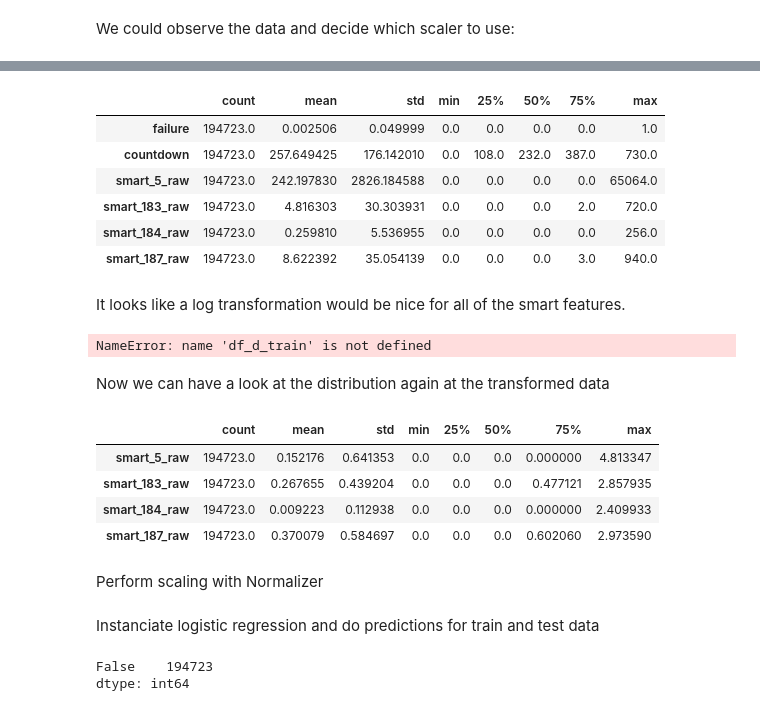
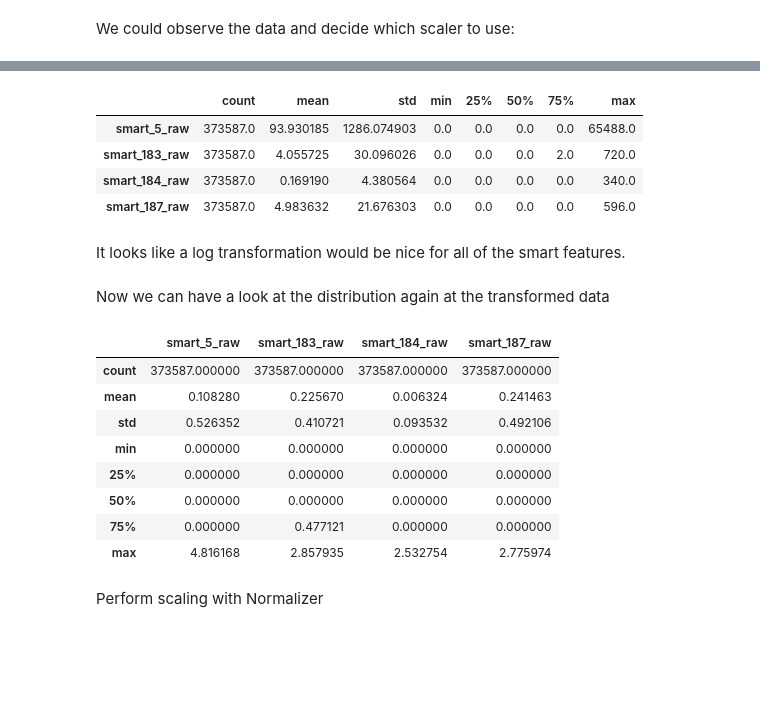
Before and after one commit to wcmphysics/DataScienceBootcamp-Capstone, a Jupyter notebook: notebooks/cmw_modeling.ipynb, the cells around one changed output, grey strips where cells are left out. Drawn from its saved outputs; the diff is of its cells as text; code cells hidden in the pictures; blank space fills up the shorter version.

```diff
--- a/notebooks/cmw_modeling.ipynb
+++ b/notebooks/cmw_modeling.ipynb
@@ -29,6 +34,6 @@ from sklearn.model_selection import GridSearchCV, cross_validate, cross_val_pred
 # %% [markdown]
 # Data Import
 # %%
-file_path = repository_directory + "data/" +"ST4000DM000_history_total.csv"
-print("Data is read from:", file_path)
-df = pd.read_csv(file_path, parse_dates=["date"])
+repo_path = os.getcwd() + "/../"
+df_source = load_preprocess_data(path=repo_path)
+df = df_source.copy()
@@ -36,0 +63,19 @@ Data is read from: ../data/ST4000DM000_history_total.csv
+# %%
+serials_failed = df_source.query("failure == 1")["serial_number"].to_list()
+serials_failed_unique = set(serials_failed)
+print("Number of failed days:", len(serials_failed))
+print("Number of unique serial number on the failed day:", len(serials_failed_unique))
+tmp = serials_failed[:]
+for serial in serials_failed_unique:
+    tmp.remove(serial)
+
+if len(tmp) == 0:
+    print("There is no duplicate")
+else:
+    print(f"There {len(tmp)} duplicates")
+    print("   duplicated serial numbers",tmp)
+    df.drop(298155, inplace=True)
+    df.drop(309081, inplace=True)
+    df.reset_index(inplace=True)
+    print("Number of rows before drop:", len(df_source))
+    print("Number of rows after drop:", len(df))
@@ -145,7 +230,8 @@ Limit ourselves to some columns only:
 # %%
 # choose smart and set up the column name
 key_smart = [5, 183, 184, 187]
-column_name = pd.Index(list(column_name_basic) + ["smart_" + str(i) + "_" + "raw" for i in key_smart])
+column_name_smart = ["smart_" + str(i) + "_" + "raw" for i in key_smart]
+column_name = column_name_basic + column_name_smart
 print("Columns chosen for the dataframe:\n", column_name)
 
 df = keep_some_smart_column_for_dataframe(df, smart_to_keep=key_smart, raw_or_normalized="raw")
@@ -497,34 +429,35 @@ df_train.head(3)
 # %%
-df_train.describe().T
+X_train.describe().T
 # %% [output]
 |  | count | mean | std | min | 25% | 50% | 75% | max |
-| failure | 194723.0 | 0.002506 | 0.049999 | 0.0 | 0.0 | 0.0 | 0.0 | 1.0 |
-| countdown | 194723.0 | 257.649425 | 176.142010 | 0.0 | 108.0 | 232.0 | 387.0 | 730.0 |
-| smart_5_raw | 194723.0 | 242.197830 | 2826.184588 | 0.0 | 0.0 | 0.0 | 0.0 | 65064.0 |
-| smart_183_raw | 194723.0 | 4.816303 | 30.303931 | 0.0 | 0.0 | 0.0 | 2.0 | 720.0 |
-| smart_184_raw | 194723.0 | 0.259810 | 5.536955 | 0.0 | 0.0 | 0.0 | 0.0 | 256.0 |
-| smart_187_raw | 194723.0 | 8.622392 | 35.054139 | 0.0 | 0.0 | 0.0 | 3.0 | 940.0 |
+| smart_5_raw | 373587.0 | 93.930185 | 1286.074903 | 0.0 | 0.0 | 0.0 | 0.0 | 65488.0 |
+| smart_183_raw | 373587.0 | 4.055725 | 30.096026 | 0.0 | 0.0 | 0.0 | 2.0 | 720.0 |
+| smart_184_raw | 373587.0 | 0.169190 | 4.380564 | 0.0 | 0.0 | 0.0 | 0.0 | 340.0 |
+| smart_187_raw | 373587.0 | 4.983632 | 21.676303 | 0.0 | 0.0 | 0.0 | 0.0 | 596.0 |
 # %% [markdown]
 It looks like a log transformation would be nice for all of the smart features.
 # %%
-X_train_lr = df_d_train.iloc[:, 6:].apply(lambda x : np.log10(x+1))
-y_train_lr = df_d_train["countdown"]
-y_train_lr_c = y_train_lr.apply(lambda x : True if x <= days_before_failure else False)
-X_test_lr = df_d_test.iloc[:, 6:].apply(lambda x : np.log10(x+1))
-y_test_lr = df_d_test["countdown"]
-y_test_lr_c = y_test_lr.apply(lambda x : True if x <= days_before_failure else False)
+#cols = X_train.columns
+#cols_smart = [c for c in cols if "smart_" in c ]
+#cols_nonsmart = [c for c in cols if not "smart_" in c ]
+X_train_log = X_train.apply(lambda x : np.log10(x+1))
+#X_train_log = pd.concat([X_train[cols_nonsmart], X_train_log], axis=1)
+X_test_log = X_test.apply(lambda x : np.log10(x+1))
+#X_test_log = pd.concat([X_test[cols_nonsmart], X_test_log], axis=1)
-# %% [output]
-NameError: name 'df_d_train' is not defined
 # %% [markdown]
 Now we can have a look at the distribution again at the transformed data
 # %%
-X_train_lr.describe().T
+X_train_log.describe()
 # %% [output]
-|  | count | mean | std | min | 25% | 50% | 75% | max |
-| smart_5_raw | 194723.0 | 0.152176 | 0.641353 | 0.0 | 0.0 | 0.0 | 0.000000 | 4.813347 |
-| smart_183_raw | 194723.0 | 0.267655 | 0.439204 | 0.0 | 0.0 | 0.0 | 0.477121 | 2.857935 |
-| smart_184_raw | 194723.0 | 0.009223 | 0.112938 | 0.0 | 0.0 | 0.0 | 0.000000 | 2.409933 |
-| smart_187_raw | 194723.0 | 0.370079 | 0.584697 | 0.0 | 0.0 | 0.0 | 0.602060 | 2.973590 |
+|  | smart_5_raw | smart_183_raw | smart_184_raw | smart_187_raw |
+| count | 373587.000000 | 373587.000000 | 373587.000000 | 373587.000000 |
+| mean | 0.108280 | 0.225670 | 0.006324 | 0.241463 |
+| std | 0.526352 | 0.410721 | 0.093532 | 0.492106 |
+| min | 0.000000 | 0.000000 | 0.000000 | 0.000000 |
+| 25% | 0.000000 | 0.000000 | 0.000000 | 0.000000 |
+| 50% | 0.000000 | 0.000000 | 0.000000 | 0.000000 |
+| 75% | 0.000000 | 0.477121 | 0.000000 | 0.000000 |
+| max | 4.816168 | 2.857935 | 2.532754 | 2.775974 |
 # %% [markdown]
 Perform scaling with Normalizer
 # %%
@@ -534,2 +470,0 @@ X_test_lr = scaler_lr.transform(X_test_lr)
-# %% [markdown]
-Instanciate logistic regression and do predictions for train and test data
@@ -541,7 +470,0 @@ y_test_lr_c_pred = model_lr.predict(X_test_lr)
-# %%
-type(y_train_lr_c_pred)
-a = pd.Series(y_train_lr_c_pred)
-a.value_counts()
-# %% [output]
-False    194723
-dtype: int64
```
Also changed, not shown: parts of 50 cells of this notebook.
